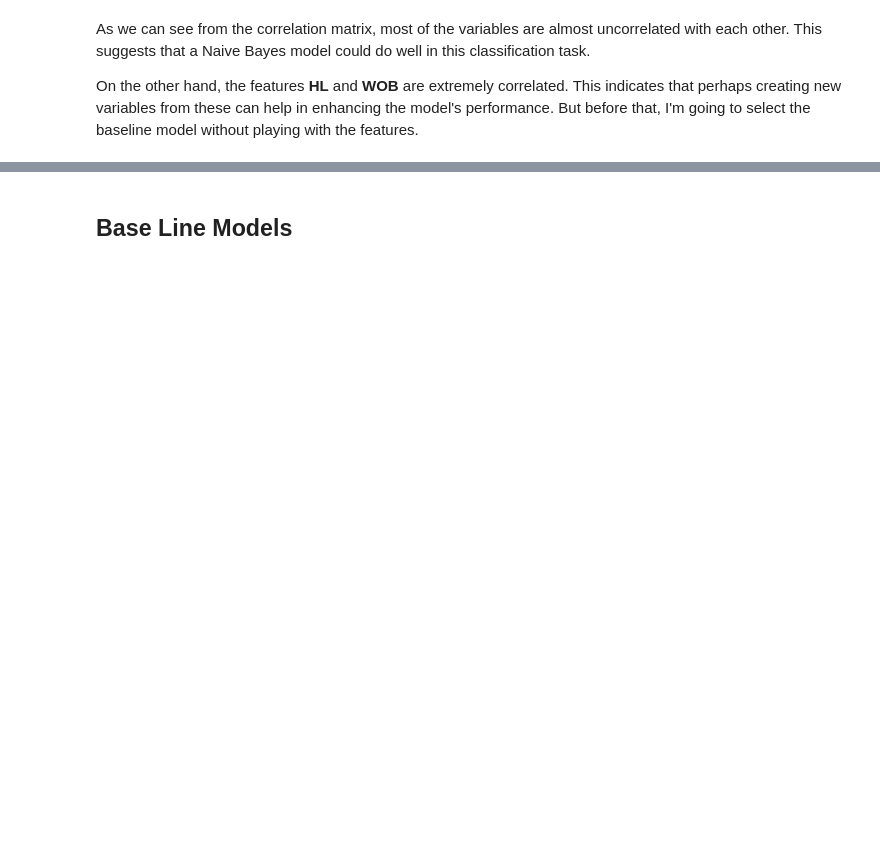
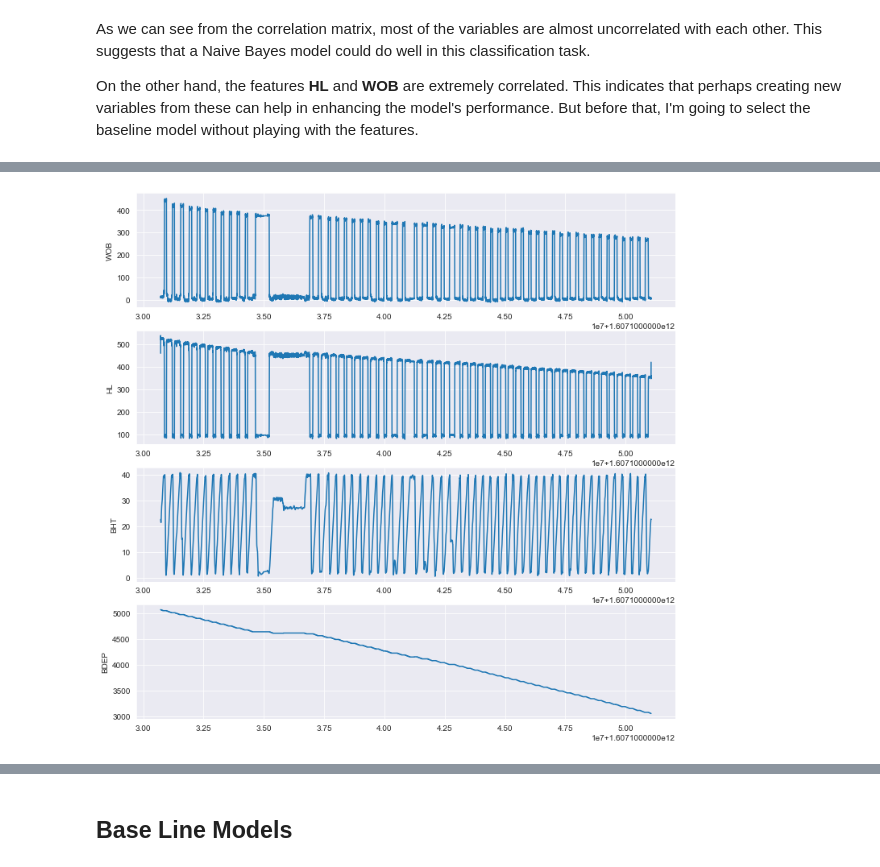
Before and after one commit to grosmanph/KPI_development, a Jupyter notebook: KPI_development_challengIntelie.ipynb, the cells around one changed output, grey strips where cells are left out. Cells and saved outputs as stored; diff of their text form; code cells hidden in the pictures; blank space fills up the shorter version.

```diff
--- a/KPI_development_challengIntelie.ipynb
+++ b/KPI_development_challengIntelie.ipynb
@@ -264,0 +285,15 @@ On the other hand, the features **HL** and **WOB** are extremely correlated. Thi
+# %%
+no_noise = no_nan.copy()
+
+for feat in ['WOB','HL','BHT']:
+    no_noise[feat] = fft_denoiser(no_noise[feat].values, n_components=50, to_real=True)
+# %%
+fig, ax = plt.subplots(4,1, figsize=(12,12))
+
+for feat, axis in zip( ['WOB','HL','BHT','BDEP'], ax.reshape(-1) ):
+    sns.lineplot(data  =  no_noise,
+                 x     =  no_noise.index,
+                 y     =  feat,
+                 ax    = axis)
+# %% [output]
+[figure, added]
```
Also changed, not shown: parts of 57 cells of this notebook.
